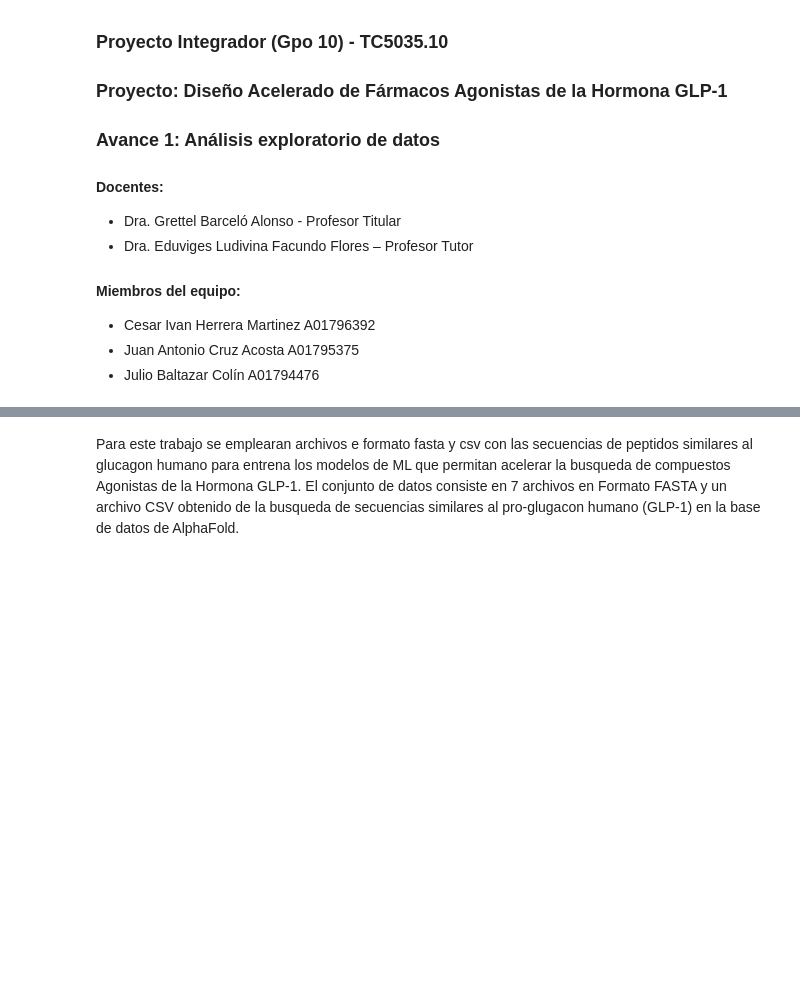
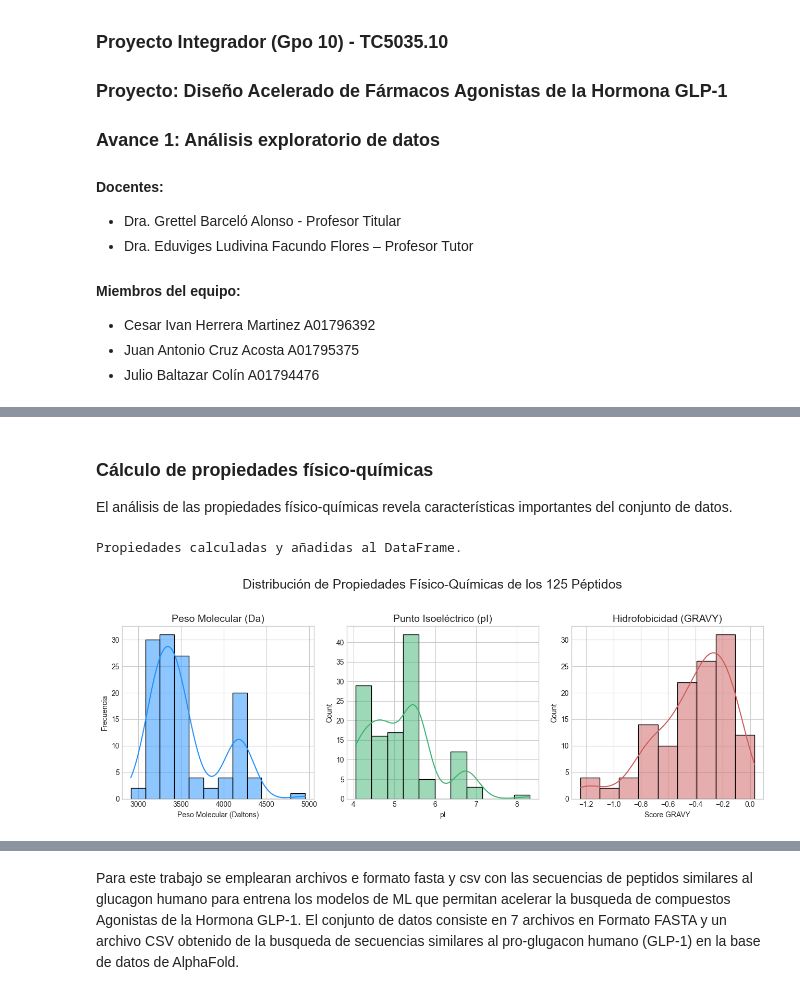
Before and after one commit to Julio21-ai/glp-1_drug_discovery, a Jupyter notebook: notebooks/Avance 1.ipynb, the cells around one changed output, grey strips where cells are left out. Drawn from its saved outputs; the diff is of its cells as text; code cells hidden in the pictures; blank space fills up the shorter version.

```diff
--- a/notebooks/Avance 1.ipynb
+++ b/notebooks/Avance 1.ipynb
@@ -65,0 +160,53 @@ https://blast.ncbi.nlm.nih.gov/Blast.cgi?PAGE_TYPE=BlastSearch&USER_FORMAT_DEFAU
+# %% [markdown]
+### Cálculo de propiedades físico-químicas
+El análisis de las propiedades físico-químicas revela características importantes del conjunto de datos.
+# %%
+# --- 3. Cálculo y Análisis de Propiedades Físico-Químicas ---
+from Bio.SeqUtils.ProtParam import ProteinAnalysis
+
+# Función para calcular las propiedades
+def property_calculation(sequence: str) -> dict:
+    try:
+        analisis = ProteinAnalysis(sequence)
+        return {
+            'peso_molecular': analisis.molecular_weight(),
+            'punto_isoelectrico': analisis.isoelectric_point(),
+            'hidrofobicidad_gravy': analisis.gravy()
+        }
+    except Exception as e:
+        # Retorna Nulos si hay algún error (ej. caracteres no estándar)
+        return {'peso_molecular': None, 'punto_isoelectrico': None, 'hidrofobicidad_gravy': None}
+
+# Aplicamos la función a la columna de secuencias del DataFrame
+propiedades_df = data_df['sequence'].apply(lambda seq: pd.Series(property_calculation(seq)))
+
+# Se unen las nuevas propiedades a tu DataFrame original para el análisis
+df_analisis_propiedades = pd.concat([data_df, propiedades_df], axis=1)
+
+print("Propiedades calculadas y añadidas al DataFrame.")
+
+# --- Visualización de la distribución de estas nuevas propiedades ---
+fig, axes = plt.subplots(1, 3, figsize=(13, 5))
+fig.suptitle('Distribución de Propiedades Físico-Químicas de los 125 Péptidos', fontsize=18)
+
+# Histograma del Peso Molecular
+sns.histplot(df_analisis_propiedades['peso_molecular'].dropna(), kde=True, ax=axes[0], color='dodgerblue')
+axes[0].set_title('Peso Molecular (Da)', fontsize=14)
+axes[0].set_xlabel('Peso Molecular (Daltons)')
+axes[0].set_ylabel('Frecuencia')
+
+# Histograma del Punto Isoeléctrico (pI)
+sns.histplot(df_analisis_propiedades['punto_isoelectrico'].dropna(), kde=True, ax=axes[1], color='mediumseagreen')
+axes[1].set_title('Punto Isoeléctrico (pI)', fontsize=14)
+axes[1].set_xlabel('pI')
+
+# Histograma del Score GRAVY (Hidrofobicidad)
+sns.histplot(df_analisis_propiedades['hidrofobicidad_gravy'].dropna(), kde=True, ax=axes[2], color='indianred')
+axes[2].set_title('Hidrofobicidad (GRAVY)', fontsize=14)
+axes[2].set_xlabel('Score GRAVY')
+
+plt.tight_layout(rect=[0, 0.03, 1, 0.95]) # Ajuste para el título principal
+plt.show()
+# %% [output]
+Propiedades calculadas y añadidas al DataFrame.
+[figure, added]
```
Also changed, not shown: parts of 65 cells of this notebook, 3 other files.
